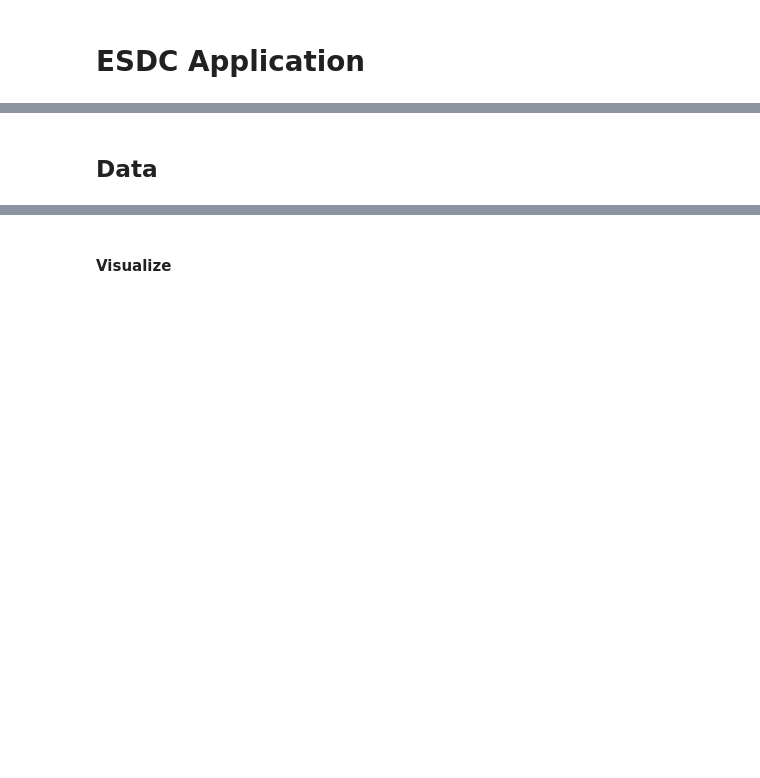
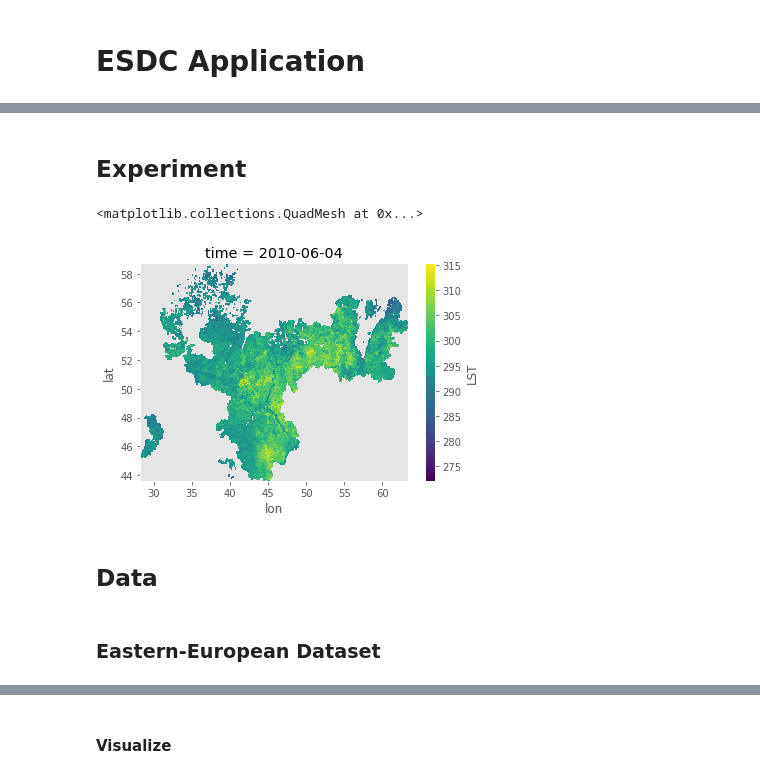
Before and after one commit to IPL-UV/sakame, a Jupyter notebook: notebooks/classification/esdc_app/1.0_walkthrough.ipynb, the cells around one changed output, grey strips where cells are left out. Drawn from its saved outputs; the diff is of its cells as text; code cells hidden in the pictures; blank space fills up the shorter version.

```diff
--- a/notebooks/classification/esdc_app/1.0_walkthrough.ipynb
+++ b/notebooks/classification/esdc_app/1.0_walkthrough.ipynb
@@ -38,2 +41,13 @@ The autoreload extension is already loaded. To reload it, use:
+# %% [markdown]
+## Experiment
+# %%
+DROUGHT_PATH = "/media/disk/databases/DROUGHT/eastern_europe/"
+# %%
+# Load Data
+ee_drought = xr.open_dataset(DROUGHT_PATH + "AD_europe_5D.nc").isel(time=2).LST
+ee_drought.plot()
+# %% [output]
+<matplotlib.collections.QuadMesh at 0x...>
+[figure, added]
 # %% [markdown]
 ## Data
@@ -41,0 +54,2 @@ cube_russia = load_esdc()
+# %% [markdown]
+### Eastern-European Dataset
```
Also changed, not shown: parts of 49 cells of this notebook.
